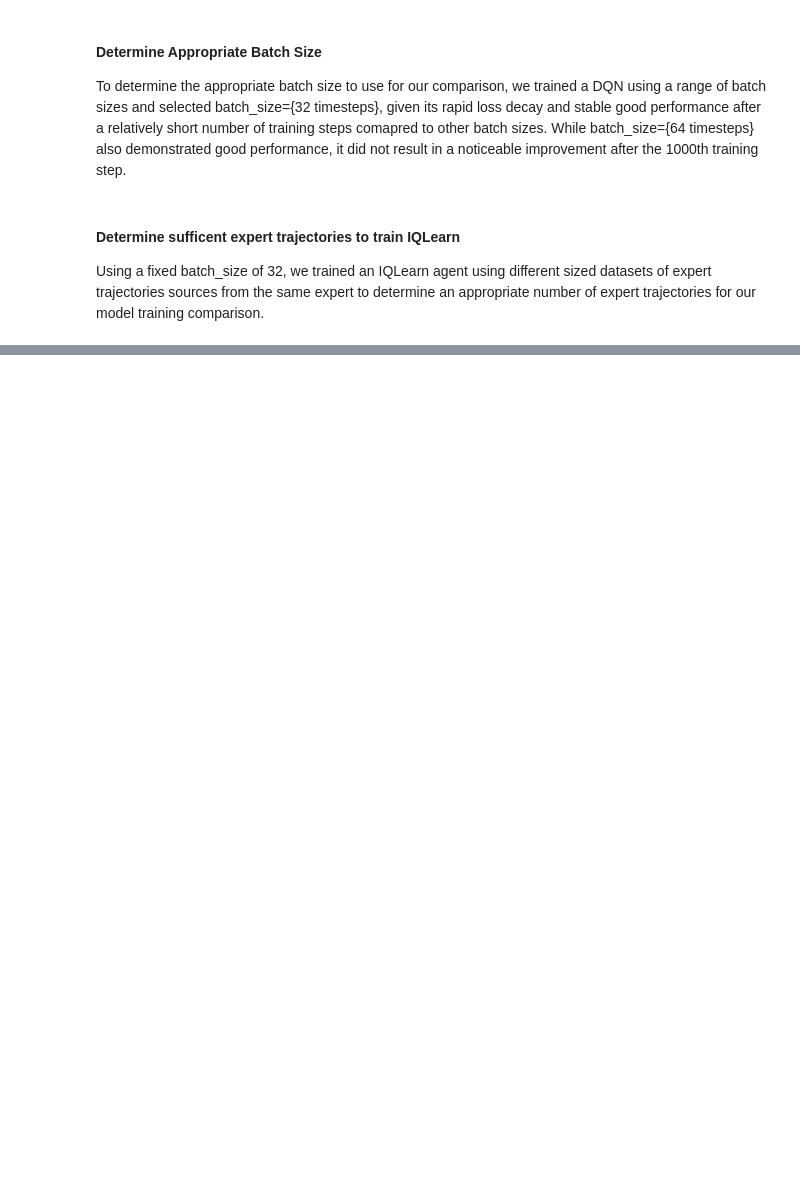
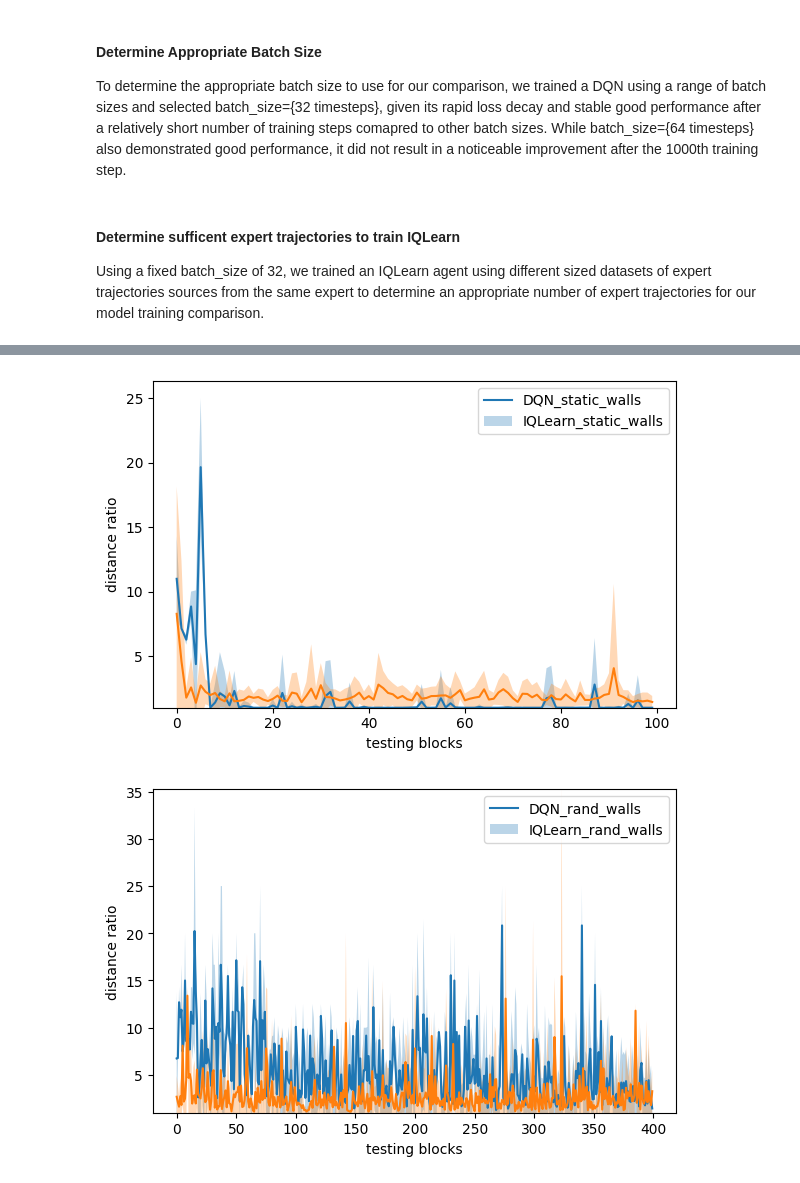
Before and after one commit to syntactic/DeepReinforcementLearning, a Jupyter notebook: Group9_FinalProject/analysis.ipynb, the cells around one changed output, grey strips where cells are left out. Cells and saved outputs as stored; diff of their text form; code cells hidden in the pictures; blank space fills up the shorter version.

```diff
--- a/Group9_FinalProject/analysis.ipynb
+++ b/Group9_FinalProject/analysis.ipynb
@@ -93,0 +85,22 @@ plot_distance_ratios({"DQN":distance_ratios_DQN_drop, "IQLearn": distance_ratios
+# %%
+""" compare distance ratios between the four models """
+
+# load in the data
+DQN_static_walls_dr = load_pickle_data("data/DQN_static_walls/DQN_distance_ratios_randwalls_False.pkl")
+DQN_rand_walls_dr = load_pickle_data("data/DQN_rand_walls/DQN_distance_ratios_randwalls_True.pkl")
+IQLearn_static_walls_dr = load_pickle_data("data/IQLearn_static_walls/IQLearn_distance_ratios_randwalls_False.pkl")
+IQLearn_rand_walls_dr = load_pickle_data("data/IQLearn_rand_walls/IQLearn_distance_ratios_randwalls_True.pkl")
+
+
+plot_distance_ratios({"DQN_static_walls":DQN_static_walls_dr,
+             "IQLearn_static_walls":IQLearn_static_walls_dr},
+             name="static_walls_",
+             folder_path="data/")
+
+plot_distance_ratios({"DQN_rand_walls":DQN_rand_walls_dr,
+             "IQLearn_rand_walls":IQLearn_rand_walls_dr},
+             name="rand_walls_",
+             folder_path="data/")
+# %% [output]
+[figure, added]
+[figure, added]
```
Also changed, not shown: parts of 12 cells of this notebook, 28 other files.
